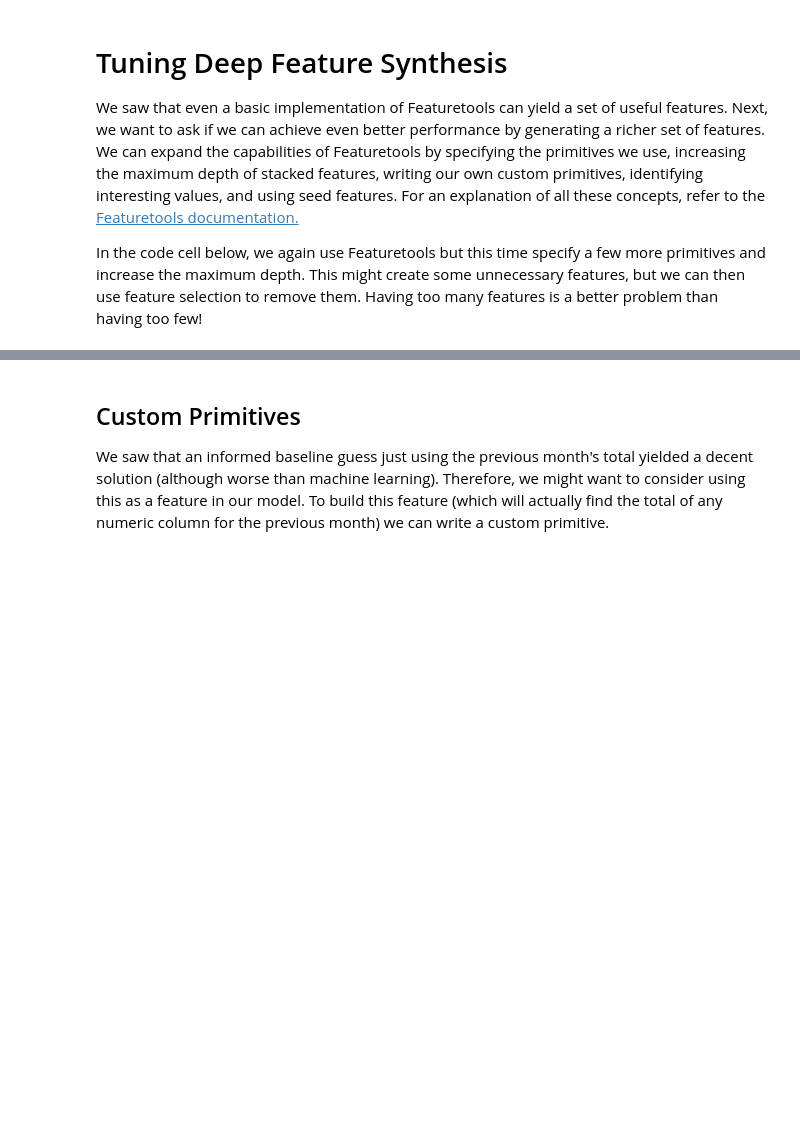
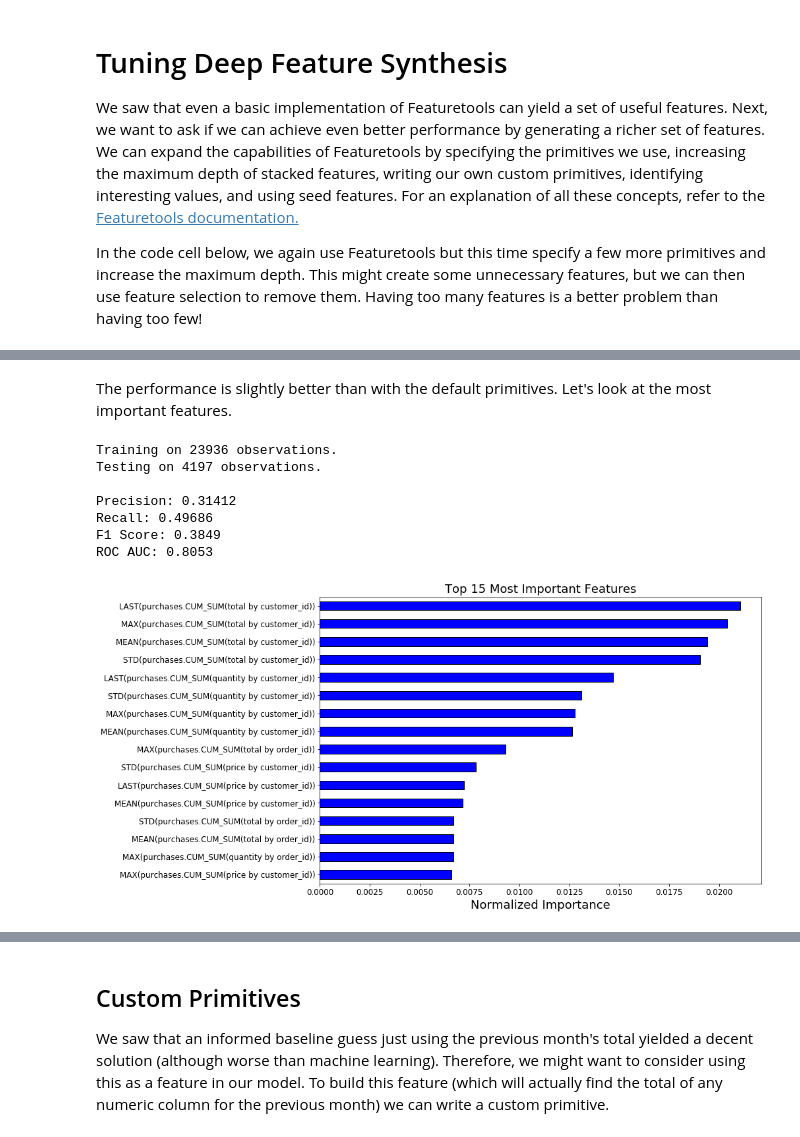
Before and after one commit to alteryx/Automated-Manual-Comparison, a Jupyter notebook: retail/notebooks/Automated Feature Engineering.ipynb, the cells around one changed output, grey strips where cells are left out. Saved outputs shown, nothing was run; the diff lists cells and outputs as text; code cells hidden in the pictures; blank space fills up the shorter version.

```diff
--- a/retail/notebooks/Automated Feature Engineering.ipynb
+++ b/retail/notebooks/Automated Feature Engineering.ipynb
@@ -594,0 +833,14 @@ feature_matrix_selected['time'] = t
+# %% [markdown]
+The performance is slightly better than with the default primitives. Let's look at the most important features.
+# %%
+december_fi = predict_month(12, feature_matrix)
+norm_fi = plot_feature_importances(december_fi)
+# %% [output]
+Training on 23936 observations.
+Testing on 4197 observations.
+
+Precision: 0.31412
+Recall: 0.49686
+F1 Score: 0.3849
+ROC AUC: 0.8053
+[figure, added]
```
Also changed, not shown: parts of 102 cells of this notebook, 3 other files.
